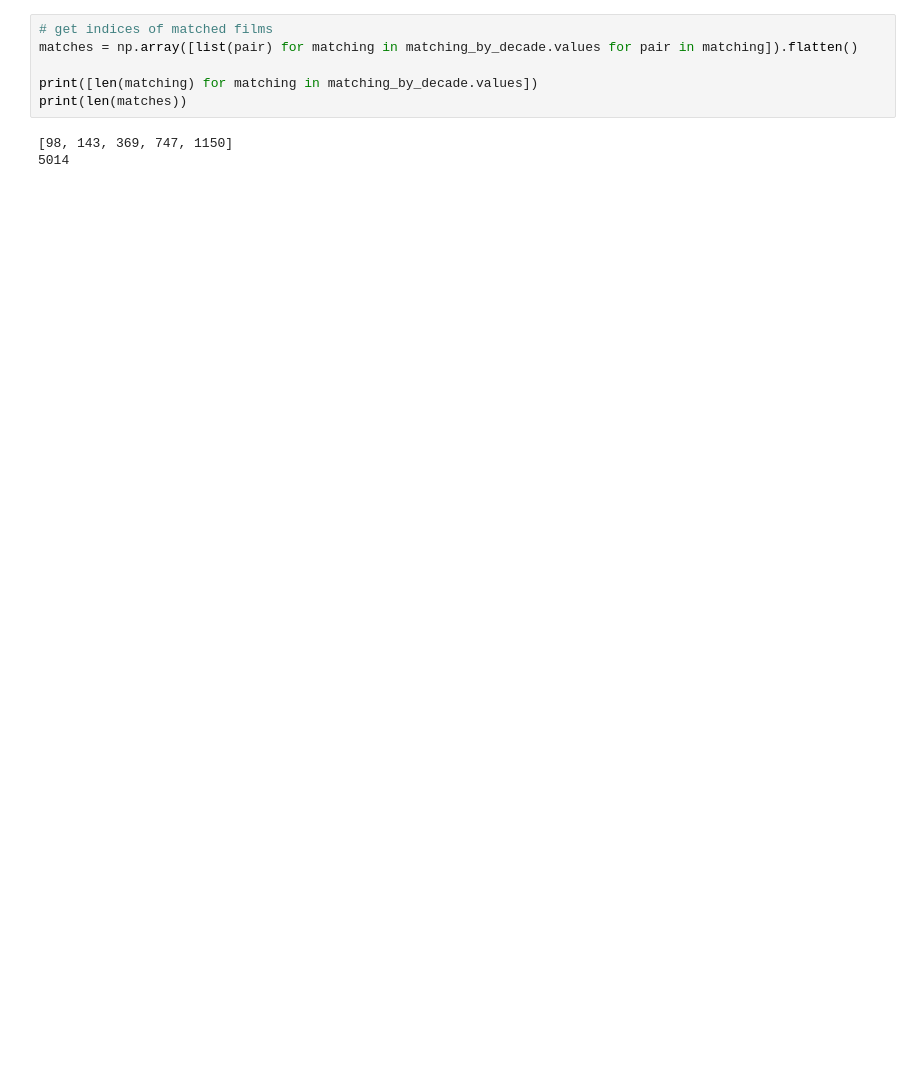
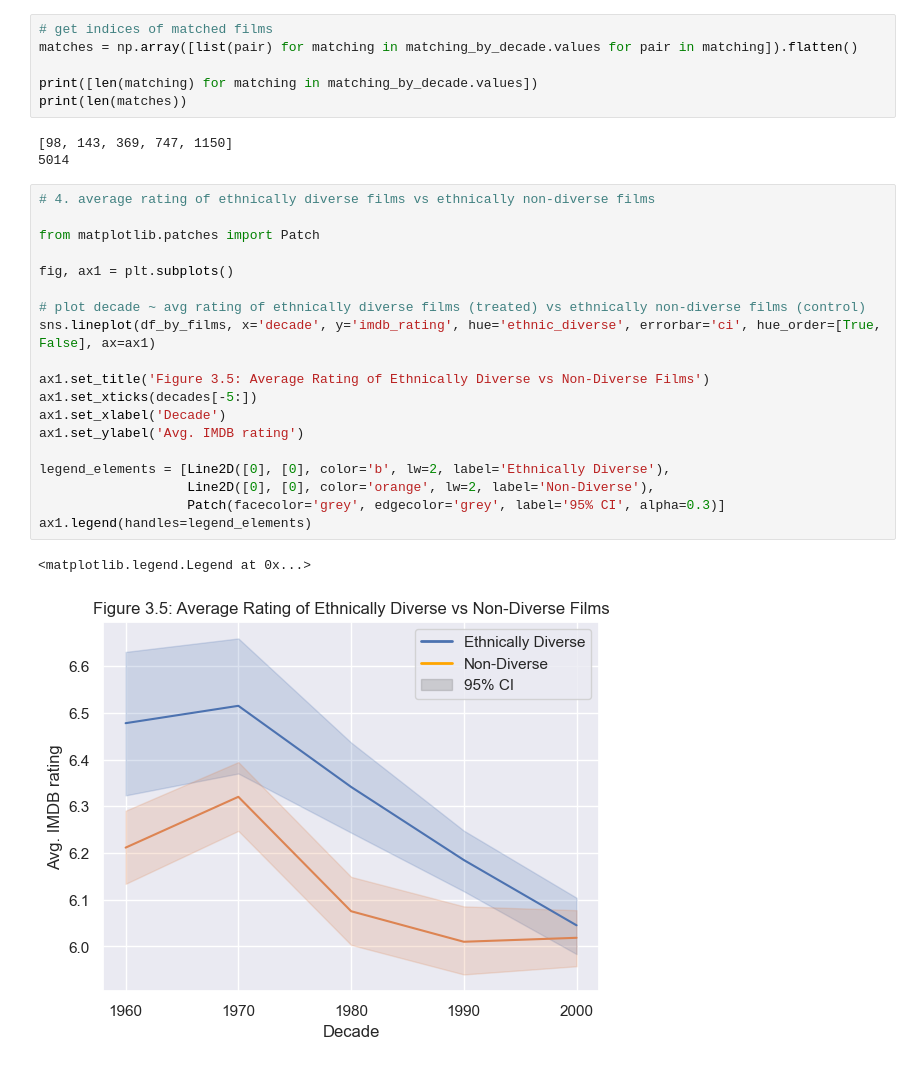
Before and after one commit to epfl-ada/ada-2023-project-zalix, a Jupyter notebook: zach_m3.ipynb, the cells around one changed output. Saved outputs shown, nothing was run; the diff lists cells and outputs as text; blank space fills up the shorter version.

```diff
--- a/zach_m3.ipynb
+++ b/zach_m3.ipynb
@@ -225,4 +261,26 @@ print(len(matches))
 # %% [output]
 [98, 143, 369, 747, 1150]
 5014
+# %%
+# 4. average rating of ethnically diverse films vs ethnically non-diverse films
+
+from matplotlib.patches import Patch
+
+fig, ax1 = plt.subplots()
+
+# plot decade ~ avg rating of ethnically diverse films (treated) vs ethnically non-diverse films (control)
+sns.lineplot(df_by_films, x='decade', y='imdb_rating', hue='ethnic_diverse', errorbar='ci', hue_order=[True, False], ax=ax1)
+
+ax1.set_title('Figure 3.5: Average Rating of Ethnically Diverse vs Non-Diverse Films')
+ax1.set_xticks(decades[-5:])
+ax1.set_xlabel('Decade')
+ax1.set_ylabel('Avg. IMDB rating')
+
+legend_elements = [Line2D([0], [0], color='b', lw=2, label='Ethnically Diverse'),
+                   Line2D([0], [0], color='orange', lw=2, label='Non-Diverse'),
+                   Patch(facecolor='grey', edgecolor='grey', label='95% CI', alpha=0.3)]
+ax1.legend(handles=legend_elements)
+# %% [output]
+<matplotlib.legend.Legend at 0x...>
+[figure, added]
 # %%
```
Also changed, not shown: parts of 7 cells of this notebook, 2 other files.
